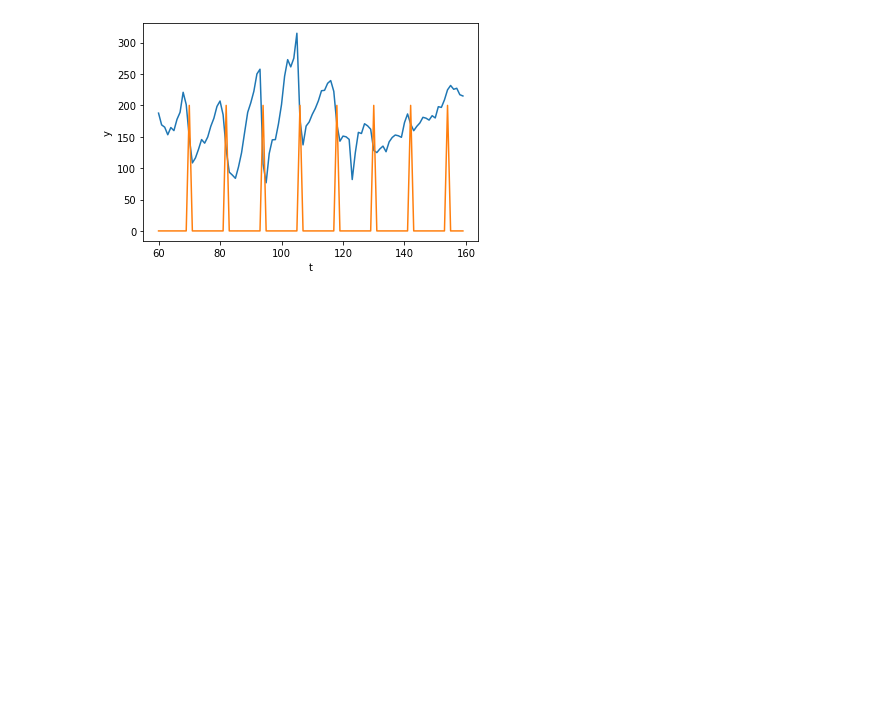
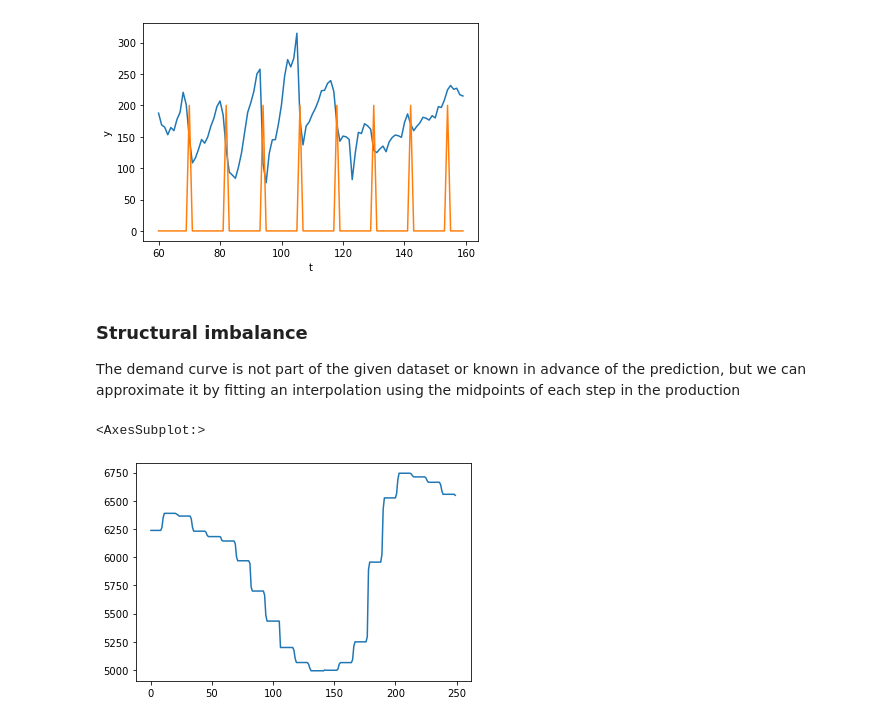
Before and after one commit to TechedLemur/IT3030, a Jupyter notebook: project3/eda.ipynb, the cells around one changed output. Cells and saved outputs as stored; diff of their text form; code cells hidden in the pictures; blank space fills up the shorter version.

Commit message:
Feat structural imbalance

```diff
--- a/project3/eda.ipynb
+++ b/project3/eda.ipynb
@@ -343,3 +354,13 @@ sns.lineplot(data=df[60:160], x='t', y=temp[60:160].to_numpy().flatten() )
 plt.show()
 # %% [output]
 [figure]
+# %% [markdown]
+### Structural imbalance
+The demand curve is not part of the given dataset or known in advance of the prediction, but we can approximate
+it by fitting an interpolation using the midpoints of each step in the production
+# %%
+df['sum'] = df['total'] + df['flow']
+df['sum'][:250].plot()
+# %% [output]
+<AxesSubplot:>
+[figure, added]
```
Also changed, not shown: parts of 13 cells of this notebook, 3 other files.
